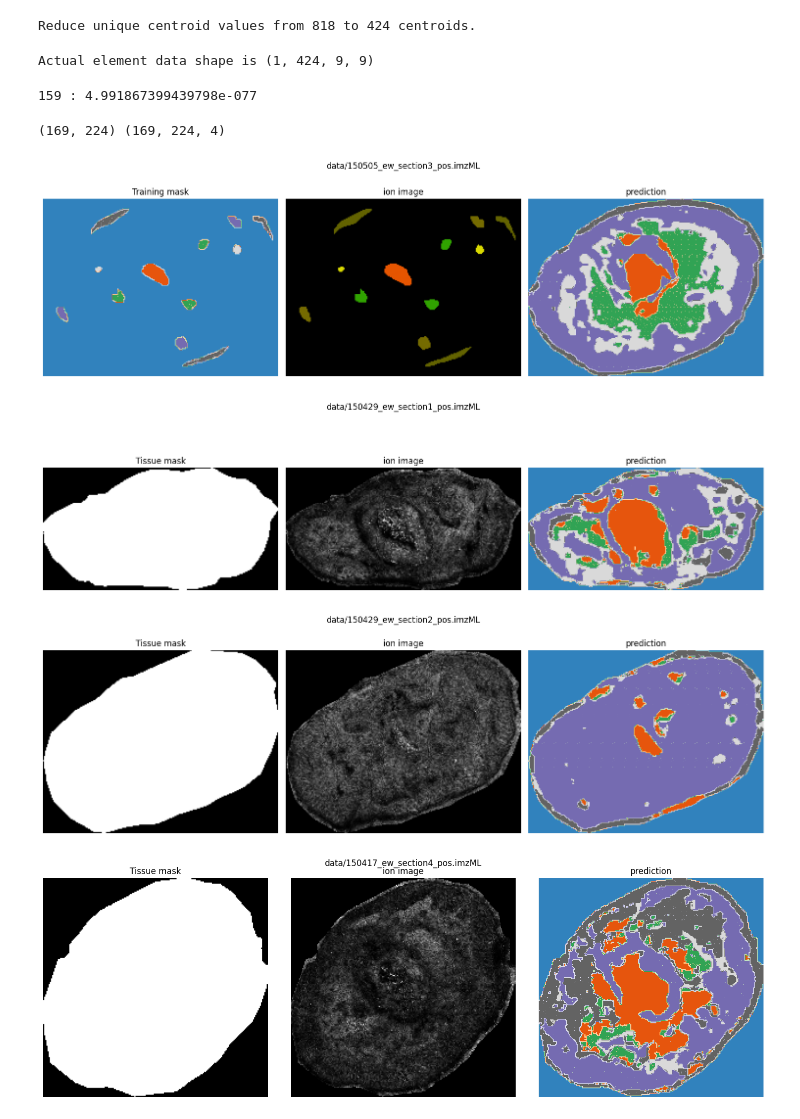
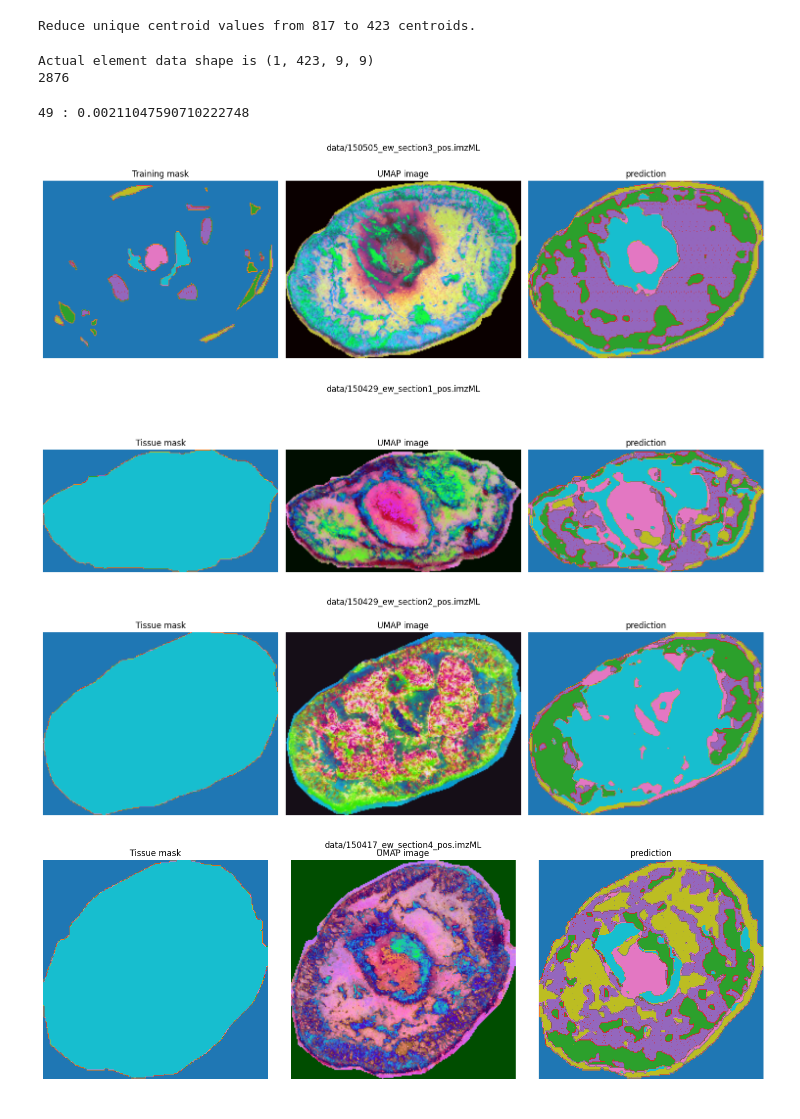
Before and after one commit to m2aia/pym2aia-examples, a Jupyter notebook: Example_VII_Classification_SpatioSpectral.ipynb, the cells around one changed output. Saved outputs shown, nothing was run; the diff lists cells and outputs as text; code cells hidden in the pictures.

```diff
--- a/Example_VII_Classification_SpatioSpectral.ipynb
+++ b/Example_VII_Classification_SpatioSpectral.ipynb
@@ -83,8 +90,10 @@ centroids_indices =  np.array([np.argmin(np.abs(xs - x)) for x in centroids_uniq
 centroids_indices = mean_neighboring_integers_within_distance(centroids_indices, 2)
 centroids_indices = np.round(centroids_indices).astype(np.int32) # round to get integer indices
 print("Reduce unique centroid values from", len(centroids_unique), "to" , len(centroids_indices), "centroids.")
+
+np.savetxt("data/centroids.csv", I.GetXAxis()[centroids_indices], fmt="%5.10f,0")
 # %% [output]
-Reduce unique centroid values from 818 to 424 centroids.
+Reduce unique centroid values from 817 to 423 centroids.
 # %%
 from torchvision import transforms
 
@@ -105,7 +114,7 @@ tolerance = 175
 
 # initialize the data set for the training images and label masks
 dataset = m2.SpectrumDataset(images=train_images,
-                             spatial_masks=train_masks,
+                             labeled_images=train_masks,
                              shape=shape, # shape to get [B,C,H,W]
                              spectrum_mask_indices=centroids_indices, # add a indices of the m/z array to reduce spectrum depth
                              tolerance=tolerance, # values around a centroid are reduced to a single value (m/z+-tol)
@@ -118,8 +127,10 @@ print("Actual element data shape is", dataset[0][0].shape)
 # a batch generator is used to query the dataset
 batch_size = 32
 train_loader = m2.BatchGenerator(dataset, batch_size)
+print(len(dataset))
 # %% [output]
-Actual element data shape is (1, 424, 9, 9)
+Actual element data shape is (1, 423, 9, 9)
+2876
 # %%
 import torch
 from Example_VII_Helpers import SimpleCNN
@@ -146,7 +157,7 @@ model.to(device)
 # Define loss function and optimizer
 criterion = nn.CrossEntropyLoss().to(device)
 optimizer = optim.Adam(model.parameters(), lr=0.001)
-num_epochs = 160
+num_epochs = 50
 # Assuming you have your data loaders ready, you can train the model like this:
 for epoch in range(num_epochs):
     for i , (inputs, labels) in enumerate(train_loader):
@@ -165,13 +176,13 @@ for epoch in range(num_epochs):
         optimizer.step()
         print(epoch, ":", loss.item(), end='\r')
 # %% [output]
-159 : 4.991867399439798e-077
+49 : 0.00211047590710222748
 # %%
 # Evaluate the model by predicting pixel-wise class labels
 model.eval()
 test_image_results = []
 
-for I in test_images:
+for iId, I in enumerate(test_images):
     dataset = m2.SpectrumDataset(images=[I],
                                 shape=shape,
                                 spectrum_mask_indices=centroids_indices,
@@ -197,44 +208,51 @@ for I in test_images:
         # the predicted class label value by 1
         M[II == spectrum_index] = label+1
 
+    M_out = sitk.GetImageFromArray(M)
+    M_out.CopyInformation(I.GetMaskImage())
+    sitk.WriteImage(M_out, f"data/result_{iId}.nrrd")
     test_image_results.append(M[0])
 # %%
 # visualize results and training data
 
 import importlib
 import Example_VII_Helpers
 importlib.reload(Example_VII_Helpers)
 from Example_VII_Helpers import show_images_in_row, overlay_images, label_map_to_rgb
+umap_images = ["data/150429_ew_section1_pos_umap.nrrd", "data/150429_ew_section2_pos_umap.nrrd", "data/150417_ew_section4_pos_umap.nrrd", "data/150505_ew_section3_pos_umap.nrrd"]
 
 # M = train_images[0].GetMaskArray()[0]
 training_mask = labels_array.copy()[0]
-training_mask = np.vectorize(map_values)(training_mask)
-training_mask[training_mask!=None] = training_mask[training_mask!=None]+1
-training_mask[training_mask==None] = 0
-training_mask = training_mask.astype(np.float32)
+training_mask = training_mask.astype(np.int32)
 
 ionImage = train_images[0].GetIndexArray()[0]
 ionImage = ionImage == ionImage[training_mask > 0][100]
-mask_rgb = label_map_to_rgb(training_mask.copy())
-mask_rgb[training_mask == 0,:] = 0
-# section_images = [training_mask, ionImage, test_image_results[-1]]
 
-section_images = [training_mask, mask_rgb, test_image_results[-1]]
-fig = show_images_in_row(section_images, ["Training mask", "ion image", "prediction"], ['tab20c', None, 'tab20c'])
+umap_image = sitk.ReadImage(umap_images[-1])
+umap_array = sitk.GetArrayFromImage(umap_image) # convert itk image to numpy array
+umap_array[...,0] = (umap_array[...,0]-np.min(umap_array[...,0]))/np.max(umap_array[...,0]-np.min(umap_array[...,0]))
+umap_array[...,1] = (umap_array[...,1]-np.min(umap_array[...,1]))/np.max(umap_array[...,1]-np.min(umap_array[...,1]))
+umap_array[...,2] = (umap_array[...,2]-np.min(umap_array[...,2]))/np.max(umap_array[...,2]-np.min(umap_array[...,2]))
+
+
+section_images = [training_mask, umap_array[0], test_image_results[-1]]
+fig = show_images_in_row(section_images, ["Training mask", "UMAP image", "prediction"], ['tab10', None, 'tab10'])
 fig.suptitle(train_file[0])
 fig.tight_layout()
 
 for i in range(3):
-    section_images = [test_images[i].GetMaskArray()[0], test_images[i].GetArray(1000,1000)[0], test_image_results[i]]
-    fig = show_images_in_row(section_images, ["Tissue mask", "ion image", "prediction"], ['gray', 'gray', 'tab20c'])
+    umap_image = sitk.ReadImage(umap_images[i])
+    umap_array = sitk.GetArrayFromImage(umap_image) # convert itk image to numpy array
+    umap_array[...,0] = (umap_array[...,0]-np.min(umap_array[...,0]))/np.max(umap_array[...,0]-np.min(umap_array[...,0]))
+    umap_array[...,1] = (umap_array[...,1]-np.min(umap_array[...,1]))/np.max(umap_array[...,1]-np.min(umap_array[...,1]))
+    umap_array[...,2] = (umap_array[...,2]-np.min(umap_array[...,2]))/np.max(umap_array[...,2]-np.min(umap_array[...,2]))
+
+    section_images = [test_images[i].GetMaskArray()[0], umap_array[0], test_image_results[i]]
+    fig = show_images_in_row(section_images, ["Tissue mask", "UMAP image", "prediction"], ['tab10', None, 'tab10'])
     fig.suptitle(test_files[i])
     fig.tight_layout()
-
-
-# plt.imshow(sitk.GetArrayFromImage(label_image)[0], cmap='tab20c')
 # %% [output]
-(169, 224) (169, 224, 4)
-[figure, old version]
+[figure, new version]
-[figure, old version]
+[figure, new version]
-[figure, old version]
+[figure, new version]
-[figure, old version]
+[figure, new version]
```
Also changed, not shown: parts of 2 cells of this notebook, 9 other files.
